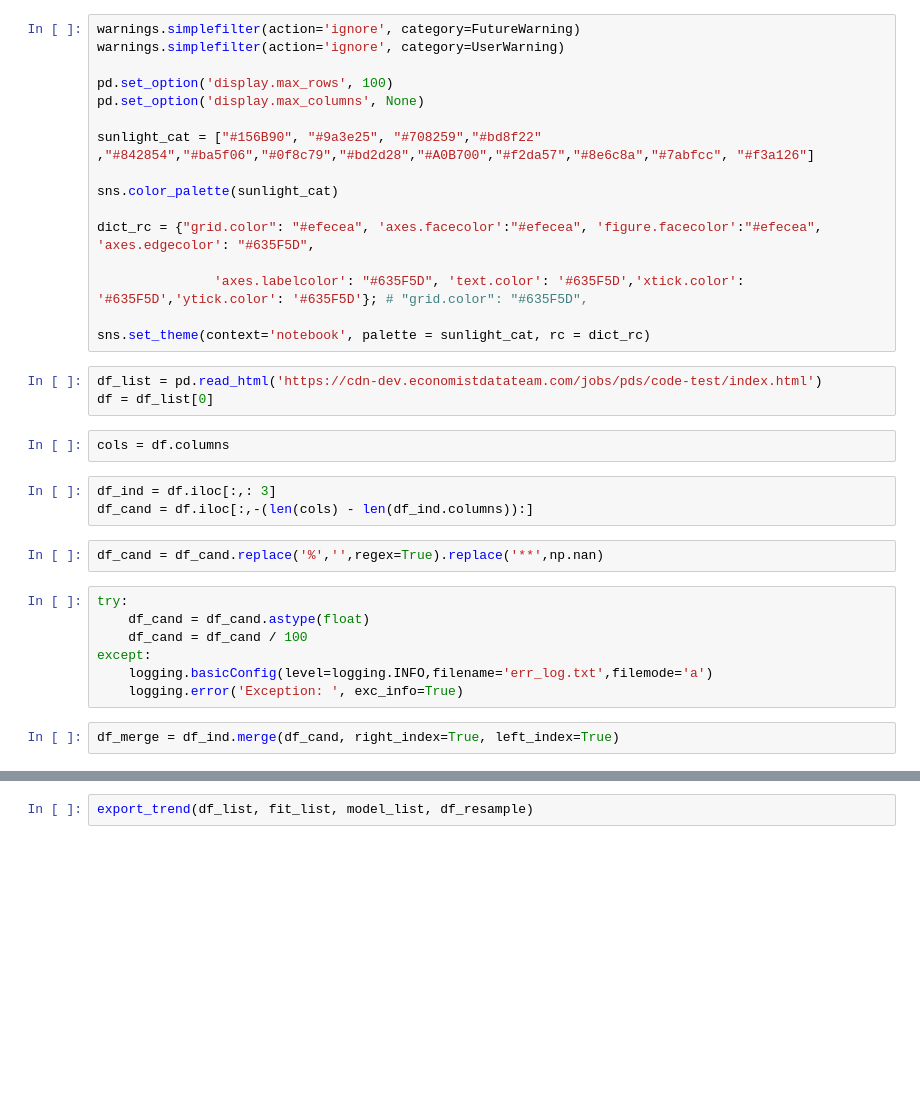
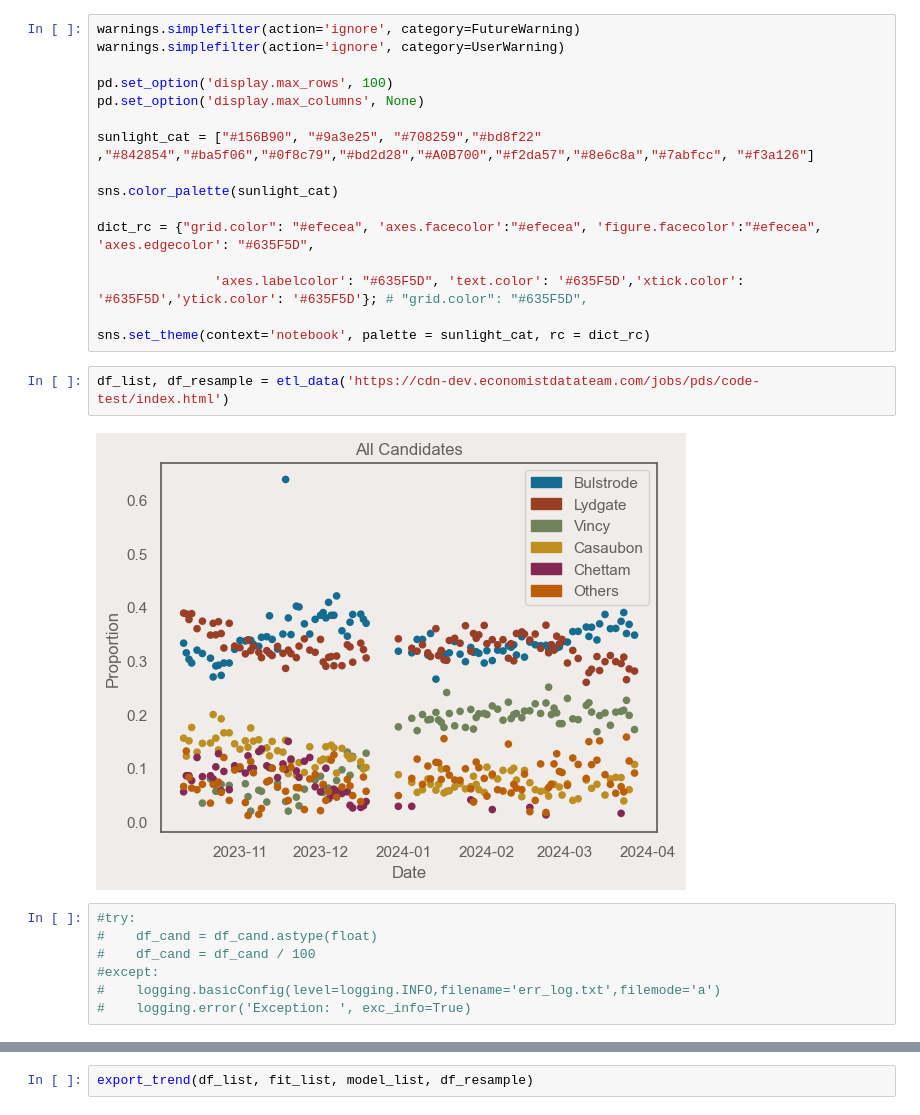
Before and after one commit to cameron-sql/economist_application, a Jupyter notebook: economist_app1.ipynb, the cells around one changed output, grey strips where cells are left out. Drawn from its saved outputs; the diff is of its cells as text; blank space fills up the shorter version.

```diff
--- a/economist_app1.ipynb
+++ b/economist_app1.ipynb
@@ -40,21 +40,13 @@ dict_rc = {"grid.color": "#efecea", 'axes.facecolor':"#efecea", 'figure.facecolo
 
 sns.set_theme(context='notebook', palette = sunlight_cat, rc = dict_rc)
 # %%
-df_list = pd.read_html('https://cdn-dev.economistdatateam.com/jobs/pds/code-test/index.html')
-df = df_list[0]
+df_list, df_resample = etl_data('https://cdn-dev.economistdatateam.com/jobs/pds/code-test/index.html')
+# %% [output]
+[figure, added]
-# %%
-cols = df.columns
-# %%
-df_ind = df.iloc[:,: 3]
-df_cand = df.iloc[:,-(len(cols) - len(df_ind.columns)):]
-# %%
-df_cand = df_cand.replace('%','',regex=True).replace('**',np.nan)
 # %%
-try:
-    df_cand = df_cand.astype(float)
-    df_cand = df_cand / 100
-except:
-    logging.basicConfig(level=logging.INFO,filename='err_log.txt',filemode='a')
-    logging.error('Exception: ', exc_info=True)
+#try:
+#    df_cand = df_cand.astype(float)
+#    df_cand = df_cand / 100
+#except:
+#    logging.basicConfig(level=logging.INFO,filename='err_log.txt',filemode='a')
+#    logging.error('Exception: ', exc_info=True)
-# %%
-df_merge = df_ind.merge(df_cand, right_index=True, left_index=True)
```
Also changed, not shown: parts of 19 cells of this notebook, 19 other files.
